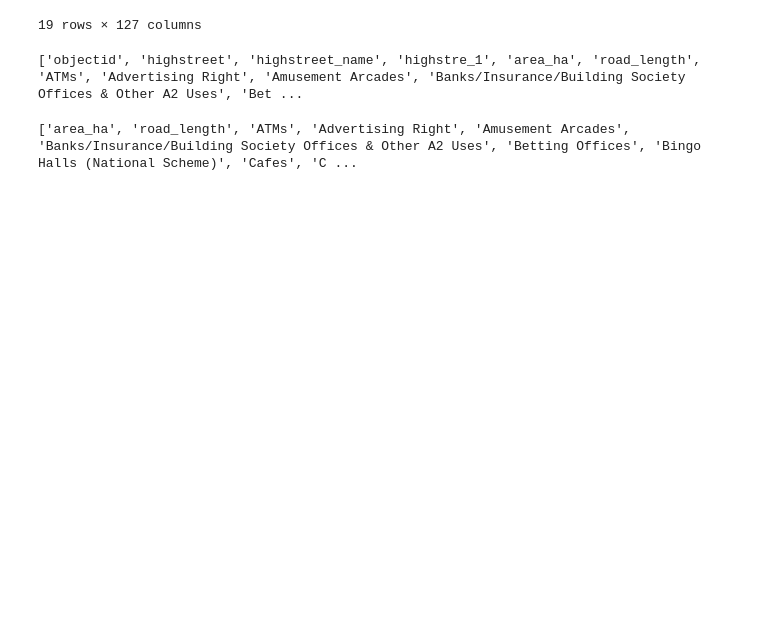
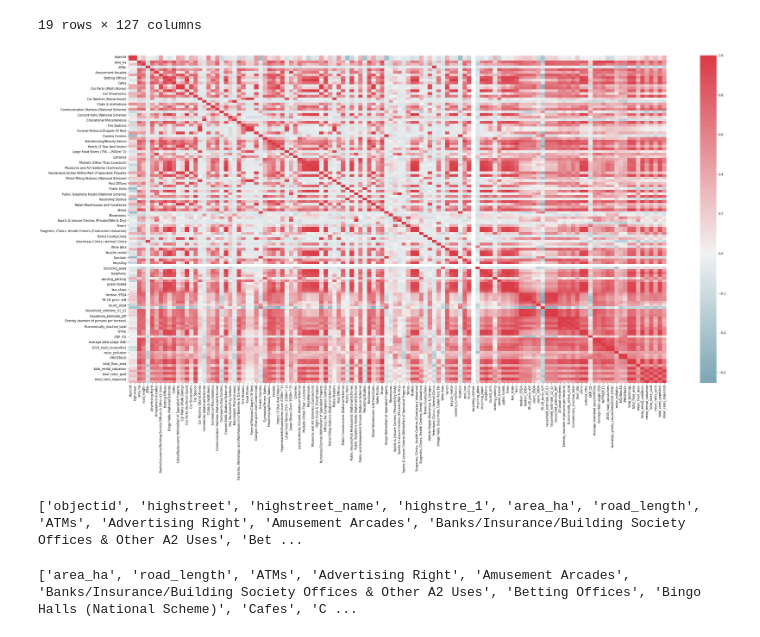
Before and after one commit to christinabotros/Camden-High-Street-Analysis, a Jupyter notebook: 6.1 Creating High Street Signatures.ipynb, the cells around one changed output. Cells and saved outputs as stored; diff of their text form; code cells hidden in the pictures; blank space fills up the shorter version.

```diff
--- a/6.1 Creating High Street Signatures.ipynb
+++ b/6.1 Creating High Street Signatures.ipynb
@@ -49,6 +50,16 @@ highstreet_dimensions
 | 17 | 555 | 555 | WestEnd | West End Lane, West Hampstead. | 46.748979 | 2468.536124 | 0 | 20 | ... |
 | 18 | 373 | 373 | Willesden | Willesden Lane, Brondesbury. | 5.035185 | 724.029231 | 0 | 0 | ... |
 19 rows × 127 columns
+# %%
+#check for multi-collinearity between variables
+
+fig, ax = plt.subplots()
+fig.set_size_inches(40, 20)
+cmap = sns.diverging_palette(220, 10, as_cmap=True)
+
+ax=sns.heatmap(highstreet_dimensions.corr(), cmap=cmap, center=0, annot=False, fmt=".1f")
+# %% [output]
+[figure, added]
 # %%
 print(list(highstreet_dimensions))
 # %% [output]
```
Also changed, not shown: parts of 25 cells of this notebook, 5 other files.
